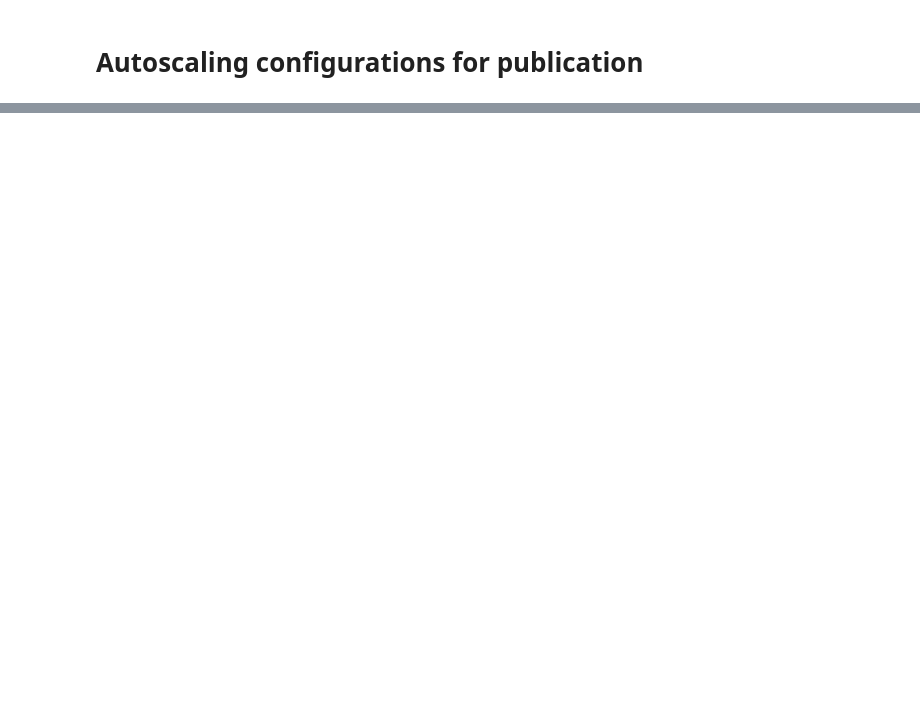
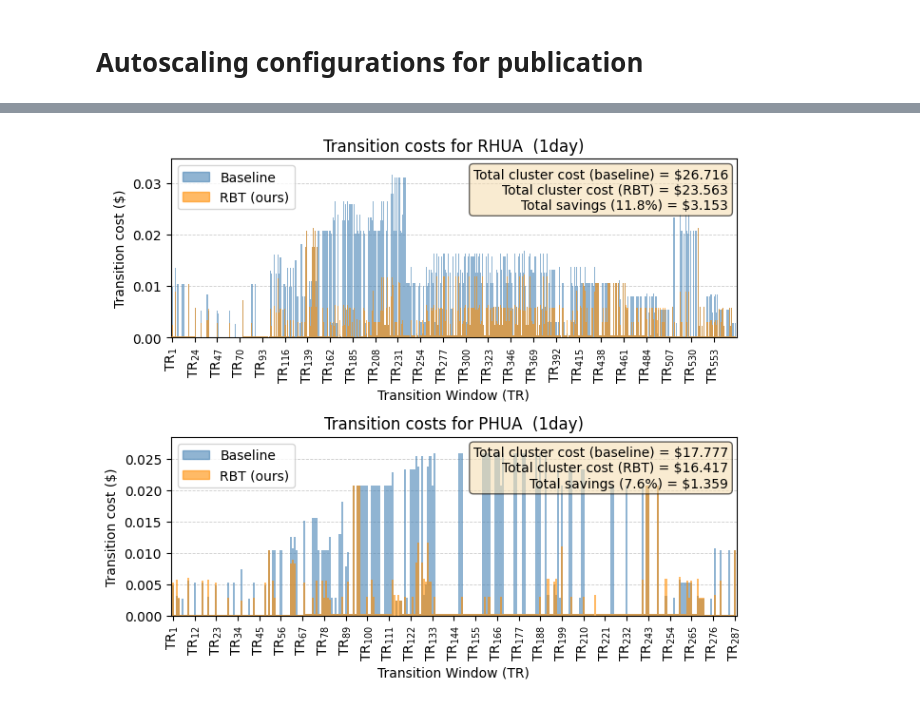
Before and after one commit to asi-uniovi/ascal, a Jupyter notebook: examples/pub1/pub1.ipynb, the cells around one changed output, grey strips where cells are left out. Saved outputs shown, nothing was run; the diff lists cells and outputs as text; code cells hidden in the pictures; blank space fills up the shorter version.

```diff
--- a/examples/pub1/pub1.ipynb
+++ b/examples/pub1/pub1.ipynb
@@ -142,0 +481,11 @@ for config_file in config_files + config_files_1h:  # Change to config_files to
+# %%
+# Plots for the 1 day scenarios
+fig, ax = plt.subplots(2,1, figsize=(7, 6))
+_ = plot_transition_costs(df, "fcma_reactive", "1day", 150, 0, 122, width=1/2, column_off=0,
+        infobox_x=0.76, alpha=0.6, ax=ax[0])
+_ = plot_transition_costs(df, "fcma_predictive", "1day", 300, 122, 122, width=1/2, column_off=0,
+        infobox_x=0.76, alpha=0.6, ax=ax[1])
+plt.tight_layout()
+plt.savefig(f'plot_transition_costs_1day.png')
+# %% [output]
+[figure, added]
```
Also changed, not shown: parts of 22 cells of this notebook, 21 other files.
